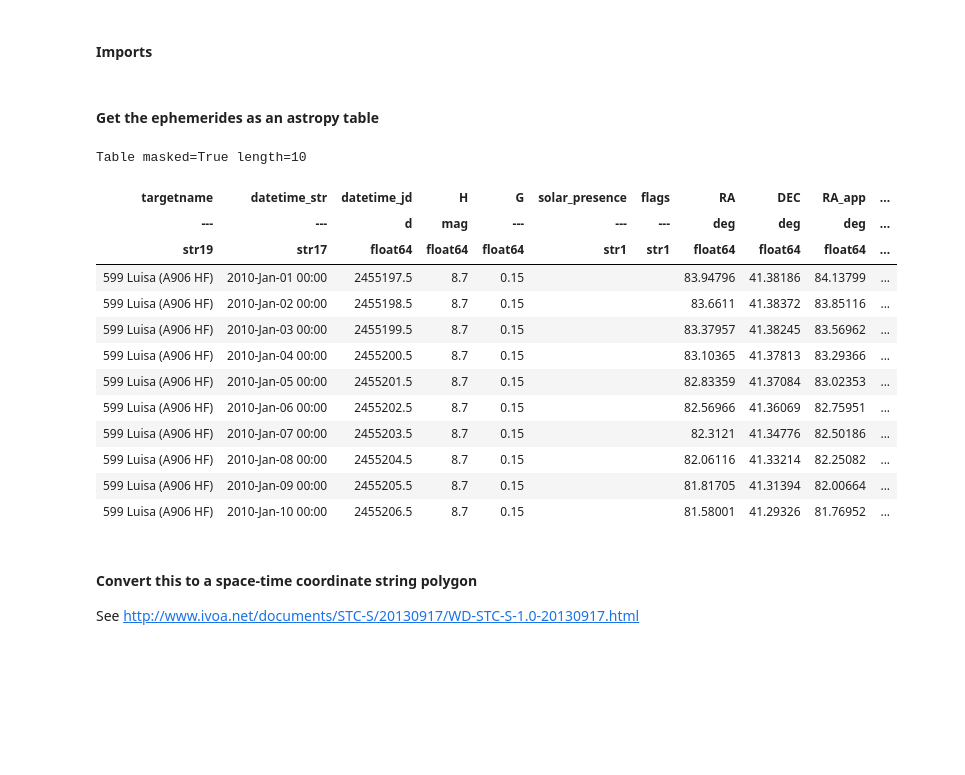
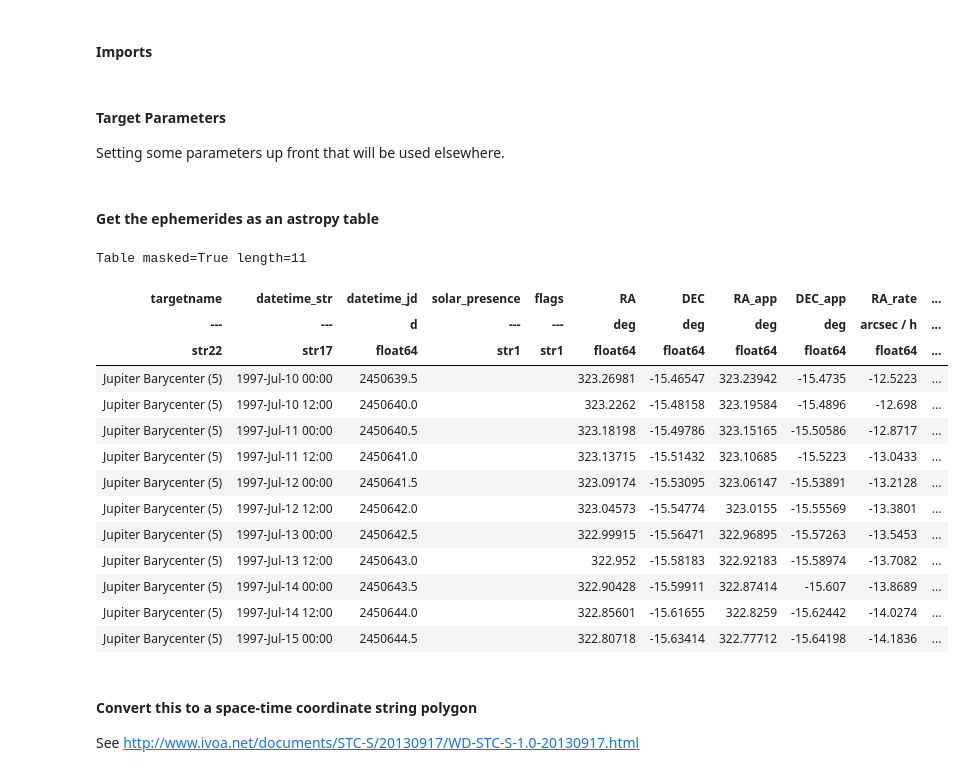
Before and after one commit to dr-rodriguez/MovingMast, a Jupyter notebook: Moving_Targets_Basic_Workflow.ipynb, the cells around one changed output. Saved outputs shown, nothing was run; the diff lists cells and outputs as text; code cells hidden in the pictures; blank space fills up the shorter version.

```diff
--- a/Moving_Targets_Basic_Workflow.ipynb
+++ b/Moving_Targets_Basic_Workflow.ipynb
@@ -10 +8,5 @@ import plotting
 import mast_tap
+# %% [markdown]
+#### Target Parameters
+
+Setting some parameters up front that will be used elsewhere.
@@ -11,24 +26,25 @@ import mast_tap
 # %% [markdown]
 #### Get the ephemerides as an astropy table
-# %%
-eph = target.get_path('599', id_type='smallbody', times={'start':'2010-01-01', 'stop':'2010-01-10', 'step':'1d'})
-
-eph
-# %% [output]
-Table masked=True length=10
-| targetname | datetime_str | datetime_jd | H | G | solar_presence | flags | RA | DEC | RA_app | ... |
-| --- | --- | d | mag | --- | --- | --- | deg | deg | deg | ... |
-| str19 | str17 | float64 | float64 | float64 | str1 | str1 | float64 | float64 | float64 | ... |
-| 599 Luisa (A906 HF) | 2010-Jan-01 00:00 | 2455197.5 | 8.7 | 0.15 |  |  | 83.94796 | 41.38186 | 84.13799 | ... |
-| 599 Luisa (A906 HF) | 2010-Jan-02 00:00 | 2455198.5 | 8.7 | 0.15 |  |  | 83.6611 | 41.38372 | 83.85116 | ... |
-| 599 Luisa (A906 HF) | 2010-Jan-03 00:00 | 2455199.5 | 8.7 | 0.15 |  |  | 83.37957 | 41.38245 | 83.56962 | ... |
-| 599 Luisa (A906 HF) | 2010-Jan-04 00:00 | 2455200.5 | 8.7 | 0.15 |  |  | 83.10365 | 41.37813 | 83.29366 | ... |
-| 599 Luisa (A906 HF) | 2010-Jan-05 00:00 | 2455201.5 | 8.7 | 0.15 |  |  | 82.83359 | 41.37084 | 83.02353 | ... |
-| 599 Luisa (A906 HF) | 2010-Jan-06 00:00 | 2455202.5 | 8.7 | 0.15 |  |  | 82.56966 | 41.36069 | 82.75951 | ... |
-| 599 Luisa (A906 HF) | 2010-Jan-07 00:00 | 2455203.5 | 8.7 | 0.15 |  |  | 82.3121 | 41.34776 | 82.50186 | ... |
-| 599 Luisa (A906 HF) | 2010-Jan-08 00:00 | 2455204.5 | 8.7 | 0.15 |  |  | 82.06116 | 41.33214 | 82.25082 | ... |
-| 599 Luisa (A906 HF) | 2010-Jan-09 00:00 | 2455205.5 | 8.7 | 0.15 |  |  | 81.81705 | 41.31394 | 82.00664 | ... |
-| 599 Luisa (A906 HF) | 2010-Jan-10 00:00 | 2455206.5 | 8.7 | 0.15 |  |  | 81.58001 | 41.29326 | 81.76952 | ... |
+# %%
+eph = target.get_path(obj_name, id_type=id_type, times=times)
+
+eph
+# %% [output]
+Table masked=True length=11
+| targetname | datetime_str | datetime_jd | solar_presence | flags | RA | DEC | RA_app | DEC_app | RA_rate | ... |
+| --- | --- | d | --- | --- | deg | deg | deg | deg | arcsec / h | ... |
+| str22 | str17 | float64 | str1 | str1 | float64 | float64 | float64 | float64 | float64 | ... |
+| Jupiter Barycenter (5) | 1997-Jul-10 00:00 | 2450639.5 |  |  | 323.26981 | -15.46547 | 323.23942 | -15.4735 | -12.5223 | ... |
+| Jupiter Barycenter (5) | 1997-Jul-10 12:00 | 2450640.0 |  |  | 323.2262 | -15.48158 | 323.19584 | -15.4896 | -12.698 | ... |
+| Jupiter Barycenter (5) | 1997-Jul-11 00:00 | 2450640.5 |  |  | 323.18198 | -15.49786 | 323.15165 | -15.50586 | -12.8717 | ... |
+| Jupiter Barycenter (5) | 1997-Jul-11 12:00 | 2450641.0 |  |  | 323.13715 | -15.51432 | 323.10685 | -15.5223 | -13.0433 | ... |
+| Jupiter Barycenter (5) | 1997-Jul-12 00:00 | 2450641.5 |  |  | 323.09174 | -15.53095 | 323.06147 | -15.53891 | -13.2128 | ... |
+| Jupiter Barycenter (5) | 1997-Jul-12 12:00 | 2450642.0 |  |  | 323.04573 | -15.54774 | 323.0155 | -15.55569 | -13.3801 | ... |
+| Jupiter Barycenter (5) | 1997-Jul-13 00:00 | 2450642.5 |  |  | 322.99915 | -15.56471 | 322.96895 | -15.57263 | -13.5453 | ... |
+| Jupiter Barycenter (5) | 1997-Jul-13 12:00 | 2450643.0 |  |  | 322.952 | -15.58183 | 322.92183 | -15.58974 | -13.7082 | ... |
+| Jupiter Barycenter (5) | 1997-Jul-14 00:00 | 2450643.5 |  |  | 322.90428 | -15.59911 | 322.87414 | -15.607 | -13.8689 | ... |
+| Jupiter Barycenter (5) | 1997-Jul-14 12:00 | 2450644.0 |  |  | 322.85601 | -15.61655 | 322.8259 | -15.62442 | -14.0274 | ... |
+| Jupiter Barycenter (5) | 1997-Jul-15 00:00 | 2450644.5 |  |  | 322.80718 | -15.63414 | 322.77712 | -15.64198 | -14.1836 | ... |
 # %% [markdown]
 #### Convert this to a space-time coordinate string polygon
 
```
Also changed, not shown: parts of 6 cells of this notebook, 4 other files.
